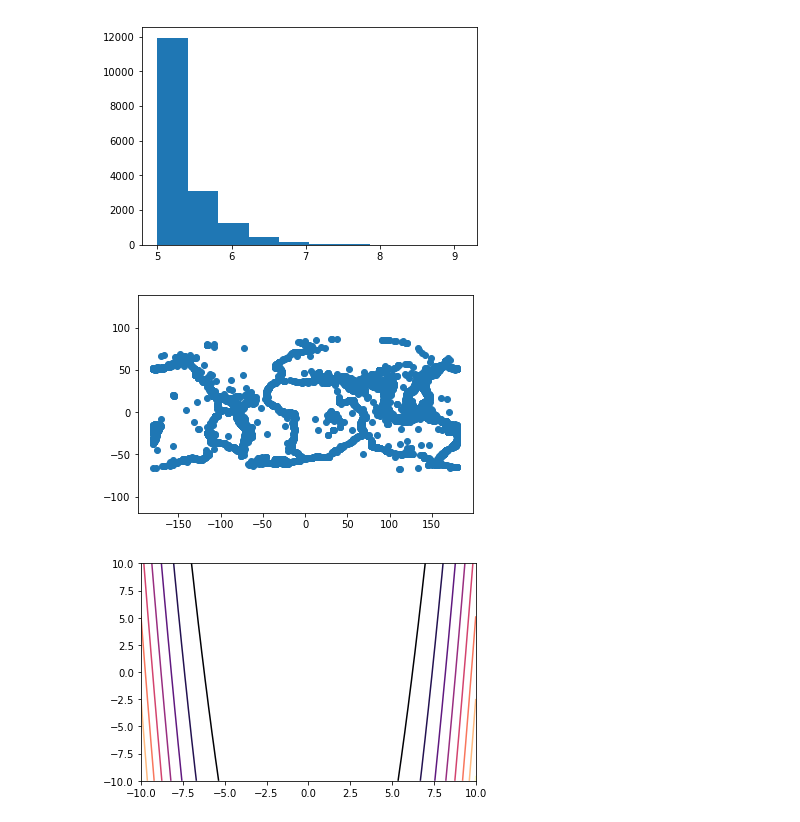
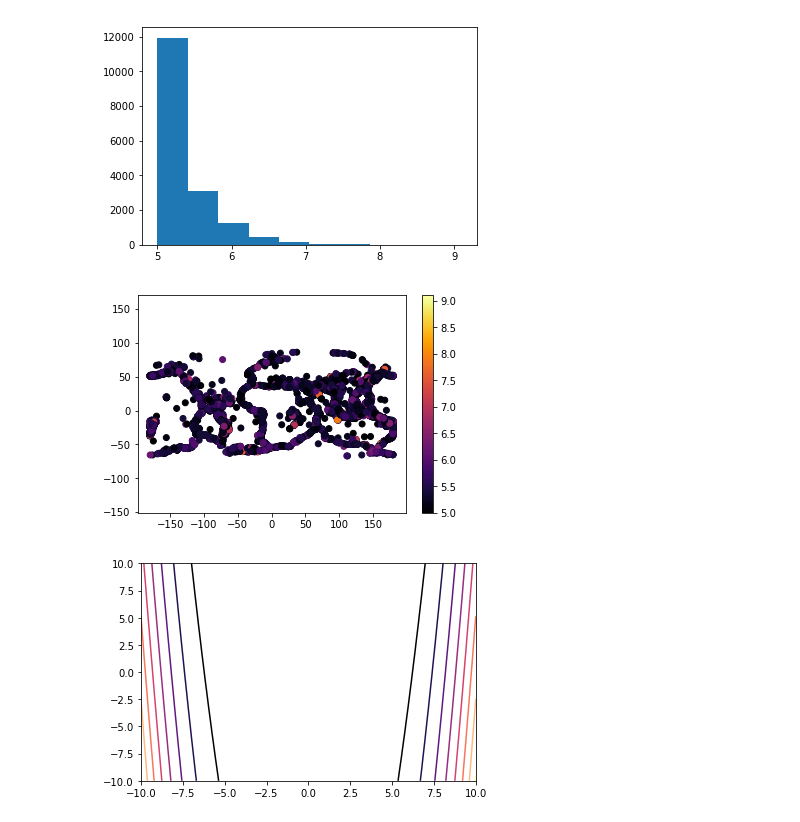
Before and after one commit to ariboyarsky/BootCamp2018, a Jupyter notebook: ProbSets/Comp/ProbSet2/PSET2.ipynb, the cells around one changed output. Cells and saved outputs as stored; diff of their text form; code cells hidden in the pictures.

```diff
--- a/ProbSets/Comp/ProbSet2/PSET2.ipynb
+++ b/ProbSets/Comp/ProbSet2/PSET2.ipynb
@@ -210,11 +208,12 @@ plt.show()
 [figure]
 # %%
 # 3. Where do quakes happen? Answer around plate boundries.
-plt.scatter(longitude, latitude)
+plt.scatter(longitude, latitude, cmap = "inferno", c = magnitude,)
+plt.colorbar()
 plt.axis("equal")
 plt.show()
 # %% [output]
-[figure, old version]
+[figure, new version]
 # %%
 # 5
 def f(x,y):
```
Also changed, not shown: parts of 15 cells of this notebook, 7 other files.
